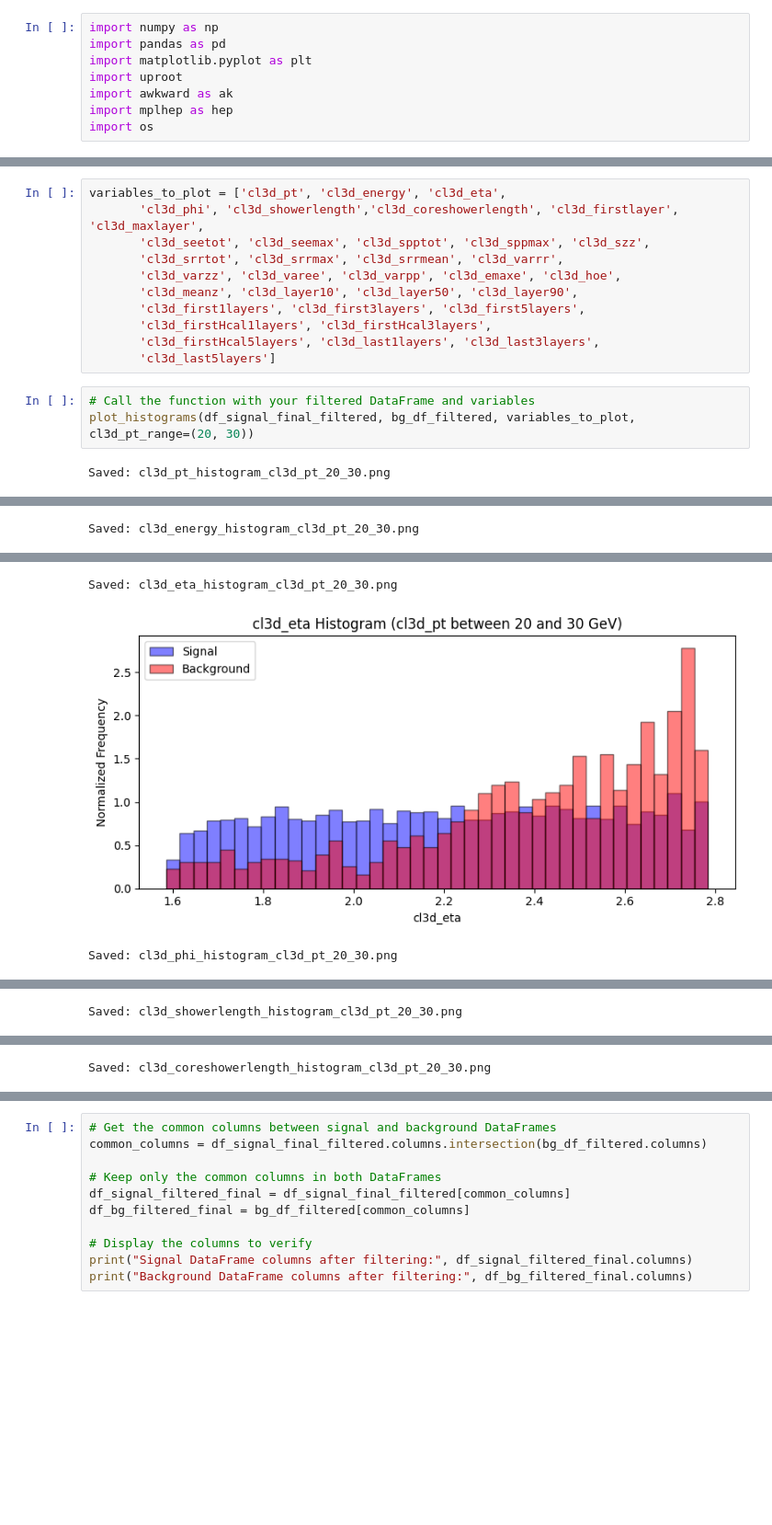
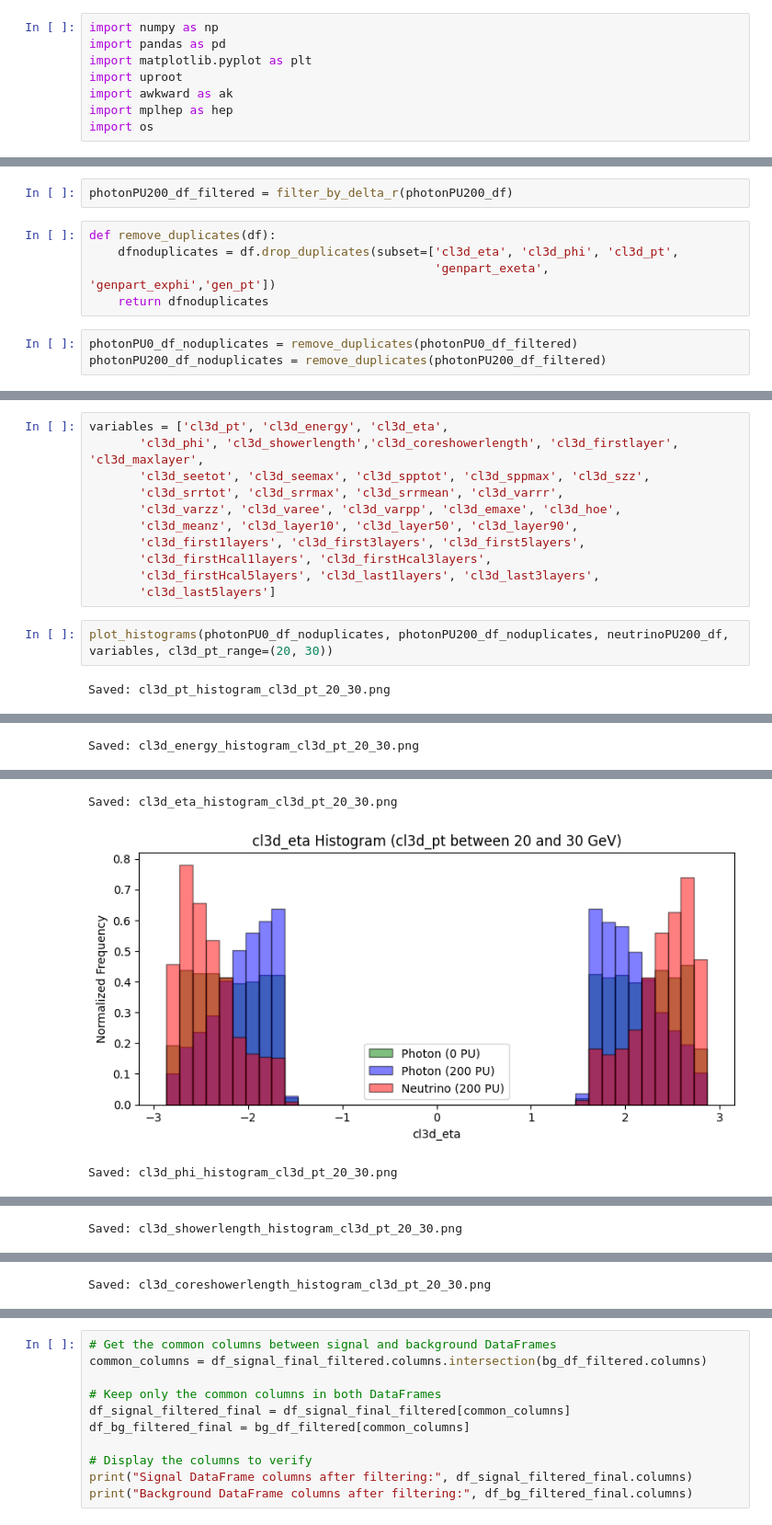
Before and after one commit to tdebnath16/shower_shape_studies, a Jupyter notebook: showershapestudies.ipynb, the cells around one changed output, grey strips where cells are left out. Shown at 92% size. Cells and saved outputs as stored; diff of their text form; blank space fills up the shorter version.

Commit message:
new skimming scheme, separating gen and cluster df filtering

```diff
--- a/showershapestudies.ipynb
+++ b/showershapestudies.ipynb
@@ -207,0 +101,10 @@ df_signal_final_filtered
+# %%
+photonPU200_df_filtered = filter_by_delta_r(photonPU200_df)
+# %%
+def remove_duplicates(df):
+    dfnoduplicates = df.drop_duplicates(subset=['cl3d_eta', 'cl3d_phi', 'cl3d_pt',
+                                                'genpart_exeta', 'genpart_exphi','gen_pt'])
+    return dfnoduplicates
+# %%
+photonPU0_df_noduplicates = remove_duplicates(photonPU0_df_filtered)
+photonPU200_df_noduplicates = remove_duplicates(photonPU200_df_filtered)
@@ -208,5 +242,5 @@ df_signal_final_filtered
 # %%
-variables_to_plot = ['cl3d_pt', 'cl3d_energy', 'cl3d_eta',
+variables = ['cl3d_pt', 'cl3d_energy', 'cl3d_eta',
        'cl3d_phi', 'cl3d_showerlength','cl3d_coreshowerlength', 'cl3d_firstlayer', 'cl3d_maxlayer',
        'cl3d_seetot', 'cl3d_seemax', 'cl3d_spptot', 'cl3d_sppmax', 'cl3d_szz',
        'cl3d_srrtot', 'cl3d_srrmax', 'cl3d_srrmean', 'cl3d_varrr',
@@ -217,7 +251,6 @@ variables_to_plot = ['cl3d_pt', 'cl3d_energy', 'cl3d_eta',
        'cl3d_firstHcal5layers', 'cl3d_last1layers', 'cl3d_last3layers',
        'cl3d_last5layers']
 # %%
-# Call the function with your filtered DataFrame and variables
-plot_histograms(df_signal_final_filtered, bg_df_filtered, variables_to_plot, cl3d_pt_range=(20, 30))
+plot_histograms(photonPU0_df_noduplicates, photonPU200_df_noduplicates, neutrinoPU200_df, variables, cl3d_pt_range=(20, 30))
 # %% [output]
 Saved: cl3d_pt_histogram_cl3d_pt_20_30.png
@@ -227,3 +260,3 @@ Saved: cl3d_energy_histogram_cl3d_pt_20_30.png
 Saved: cl3d_eta_histogram_cl3d_pt_20_30.png
-[figure, old version]
+[figure, new version]
 Saved: cl3d_phi_histogram_cl3d_pt_20_30.png
```
Also changed, not shown: parts of 34 cells of this notebook, 1 other file.
